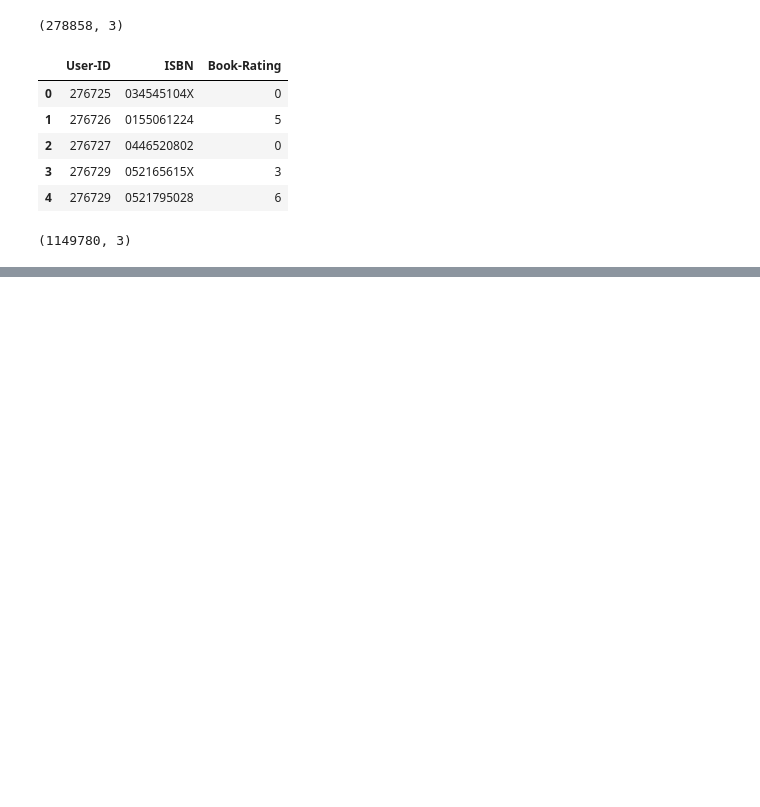
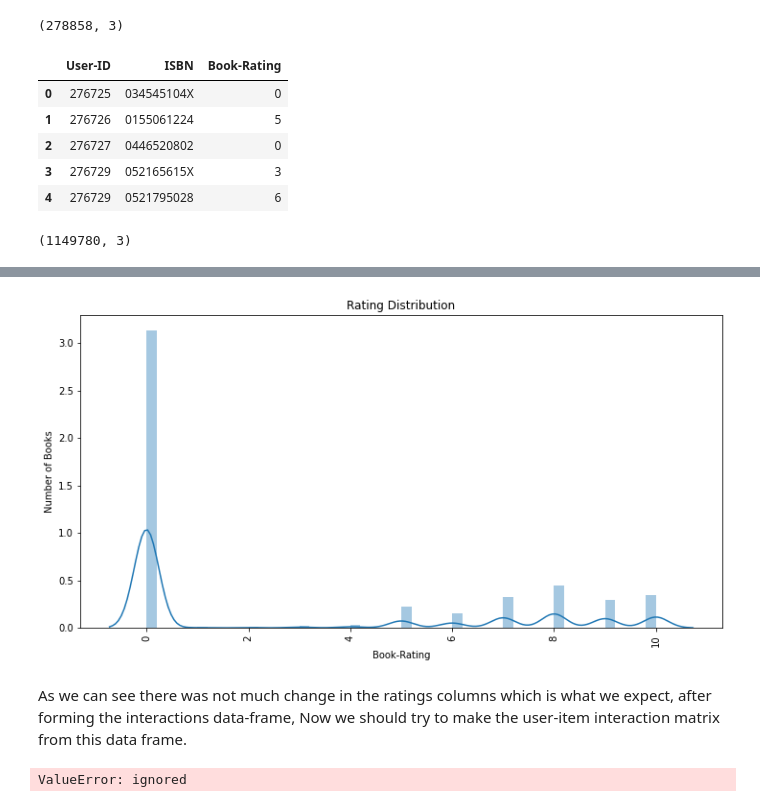
Before and after one commit to Ayushman0Singh/BookRecommendationSystem, a Jupyter notebook: BookRecomendation.ipynb, the cells around one changed output, grey strips where cells are left out. Saved outputs shown, nothing was run; the diff lists cells and outputs as text; code cells hidden in the pictures; blank space fills up the shorter version.

```diff
--- a/BookRecomendation.ipynb
+++ b/BookRecomendation.ipynb
@@ -74,0 +135,3 @@ ratings.shape
+# %%
+# merging the rating and users data frames over the user-id column
+user_rating_df = ratings.merge(users, left_on = 'User-ID', right_on = 'User-ID')
@@ -74,0 +147,4 @@ ratings.shape
+# %%
+#merging the user-id ratings df and ISBN of every book with books column over ISBN of each book.
+book_user_rating = books.merge(user_rating_df, left_on = 'ISBN',right_on = 'ISBN')
+book_user_rating.head(5)
@@ -74,0 +158,9 @@ ratings.shape
+# %%
+#only keeping the relevant columns
+book_user_rating = book_user_rating[['ISBN', 'Book-Title', 'Book-Author', 'User-ID', 'Book-Rating']]
+book_user_rating.reset_index(drop=True, inplace = True)
+# %%
+# creating a dataframe with collected user ids and the books they have rated
+interactionsdf = book_user_rating.groupby(['User-ID','ISBN'])['Book-Rating'].sum().reset_index()
+print('# of unique user/item interactions: %d' % len(interactions_full_df))
+interactionsdf
@@ -74,0 +182,18 @@ ratings.shape
+# %%
+#checking distribution of Book ratings again
+plt.figure(figsize=(12, 6))
+sns.distplot(a=interactionsdf['Book-Rating'])
+plt.title('Rating Distribution')
+plt.xticks(rotation=90)
+plt.ylabel('Number of Books')
+plt.show()
+# %% [output]
+[figure, added]
+# %% [markdown]
+As we can see there was not much change in the ratings columns which is what we expect, after forming the interactions data-frame, Now we should try to make the user-item interaction matrix from this data frame.
+# %%
+# creating the user-item interaction matrix and filling the nan values with 0
+users_books_pivot_matrix_df = interactionsdf.pivot(index='User-ID', columns='ISBN', values='Book-Rating').fillna(0)
+users_books_pivot_matrix_df
+# %% [output]
+ValueError: ignored
```
Also changed, not shown: parts of 17 cells of this notebook.
